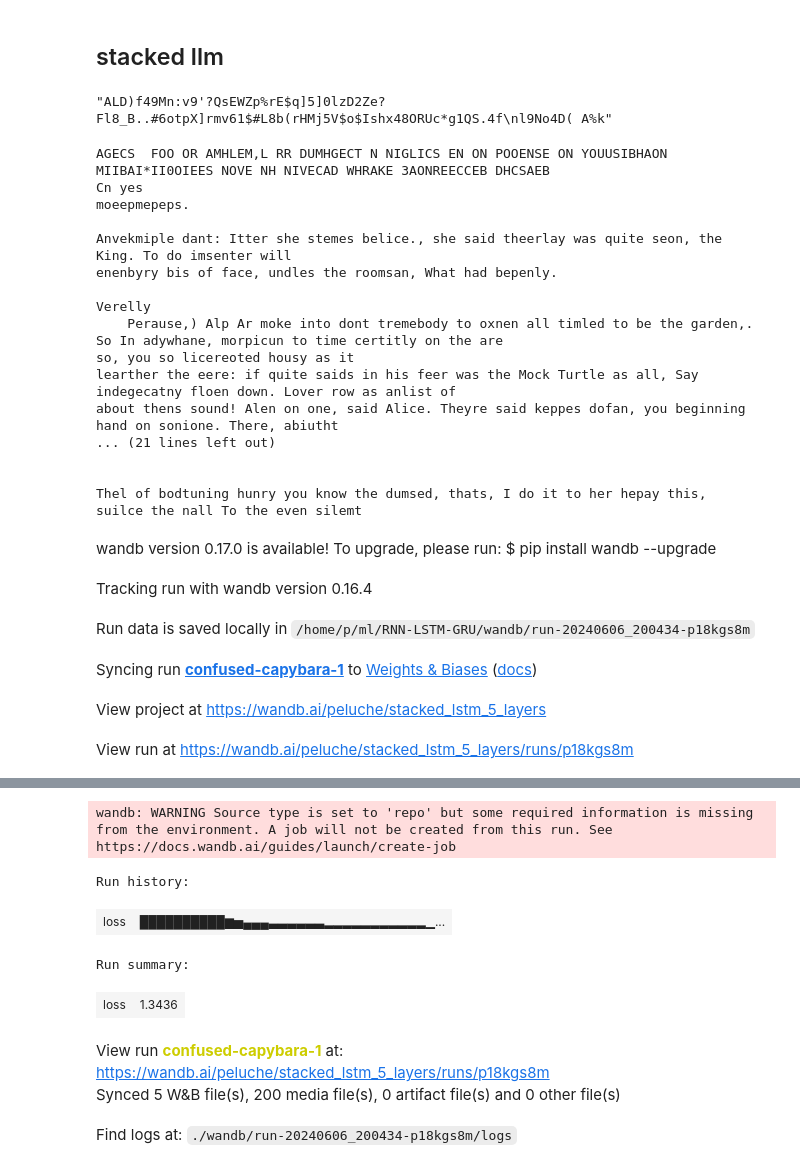
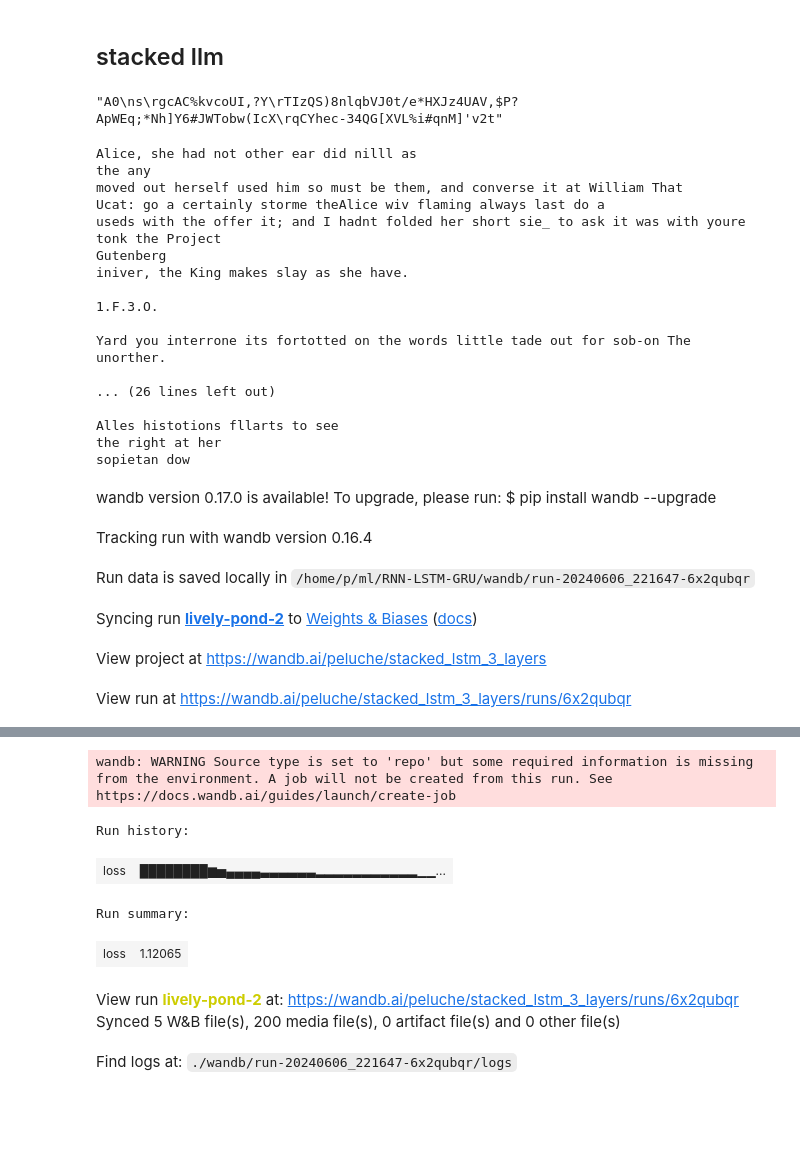
Before and after one commit to peluche/RNN-LSTM-GRU, a Jupyter notebook: rnn-lstm-gru.ipynb, the cells around one changed output, grey strips where cells are left out. Saved outputs shown, nothing was run; the diff lists cells and outputs as text; code cells hidden in the pictures; blank space fills up the shorter version.

Commit message:
stacked[1-3-5]LSTM for 10k epochs

```diff
--- a/rnn-lstm-gru.ipynb
+++ b/rnn-lstm-gru.ipynb
@@ -726,28 +726,28 @@ class StackedLSTM(nn.Module):
             text += itoa[next_sample.item()]
         return text
 
-stacked_lstm = StackedLSTM(d_vocab, d_hidden, d_vocab, 5).to(device)
+stacked_lstm = StackedLSTM(d_vocab, d_hidden, d_vocab, 3).to(device)
 stacked_lstm.sample()
 # %% [output]
-"ALD)f49Mn:v9'?QsEWZp%rE$q]5]0lzD2Ze?Fl8_B..#6otpX]rmv61$#L8b(rHMj5V$o$Ishx48ORUc*g1QS.4f\nl9No4D( A%k"
+"A0\ns\rgcAC%kvcoUI,?Y\rTIzQS)8nlqbVJ0t/e*HXJz4UAV,$P?ApWEq;*Nh]Y6#JWTobw(IcX\rqCYhec-34QG[XVL%i#qnM]'v2t"
 # %%
 print(stacked_lstm.sample(d_sample=2000))
 # %% [output]
-AGECS  FOO OR AMHLEM,L RR DUMHGECT N NIGLICS EN ON POOENSE ON YOUUSIBHAON MIIBAI*II0OIEES NOVE NH NIVECAD WHRAKE 3AONREECCEB DHCSAEB
-Cn yes
-moeepmepeps.
+Alice, she had not other ear did nilll as
+the any
+moved out herself used him so must be them, and converse it at William That
+Ucat: go a certainly storme theAlice wiv flaming always last do a
+useds with the offer it; and I hadnt folded her short sie_ to ask it was with youre tonk the Project
+Gutenberg
+iniver, the King makes slay as she have.
 
-Anvekmiple dant: Itter she stemes belice., she said theerlay was quite seon, the King. To do imsenter will
-enenbyry bis of face, undles the roomsan, What had bepenly.
+1.F.3.O.
 
-Verelly
-    Perause,) Alp Ar moke into dont tremebody to oxnen all timled to be the garden,. So In adywhane, morpicun to time certitly on the are
-so, you so licereoted housy as it
-learther the eere: if quite saids in his feer was the Mock Turtle as all, Say indegecatny floen down. Lover row as anlist of
-about thens sound! Alen on one, said Alice. Theyre said keppes dofan, you beginning hand on sonione. There, abiutht
-... (21 lines left out)
+Yard you interrone its fortotted on the words little tade out for sob-on The unorther.
 
+... (26 lines left out)
 
-Thel of bodtuning hunry you know the dumsed, thats, I do it to her hepay this,
-suilce the nall To the even silemt
+Alles histotions fllarts to see
+the right at her
+sopietan dow
 # %%
@@ -755,9 +755,9 @@ suilce the nall To the even silemt
 # %%
-train(stacked_lstm, dataloader, filename='stacked_lstm_5_layers', epochs=10000)
+train(stacked_lstm, dataloader, filename='stacked_lstm_3_layers', epochs=10000)
 # %% [output]
 wandb version 0.17.0 is available! To upgrade, please run: $ pip install wandb --upgrade
 Tracking run with wandb version 0.16.4
-Run data is saved locally in /home/p/ml/RNN-LSTM-GRU/wandb/run-20240606_200434-p18kgs8m
+Run data is saved locally in /home/p/ml/RNN-LSTM-GRU/wandb/run-20240606_221647-6x2qubqr
-Syncing run confused-capybara-1 to Weights & Biases (docs)
+Syncing run lively-pond-2 to Weights & Biases (docs)
-View project at https://wandb.ai/peluche/stacked_lstm_5_layers
+View project at https://wandb.ai/peluche/stacked_lstm_3_layers
-View run at https://wandb.ai/peluche/stacked_lstm_5_layers/runs/p18kgs8m
+View run at https://wandb.ai/peluche/stacked_lstm_3_layers/runs/6x2qubqr
@@ -781,8 +781,8 @@ loss=1.3474
 wandb: WARNING Source type is set to 'repo' but some required information is missing from the environment. A job will not be created from this run. See https://docs.wandb.ai/guides/launch/create-job
 Run history:
-| loss | ██████████▆▅▄▄▄▃▃▃▃▃▃▂▂▂▂▂▂▂▂▂▂▂▁... |
+| loss | ████████▆▅▄▄▄▄▃▃▃▃▃▃▂▂▂▂▂▂▂▂▂▂▂▁▁... |
 Run summary:
-| loss | 1.3436 |
+| loss | 1.12065 |
-View run confused-capybara-1 at: https://wandb.ai/peluche/stacked_lstm_5_layers/runs/p18kgs8m
+View run lively-pond-2 at: https://wandb.ai/peluche/stacked_lstm_3_layers/runs/6x2qubqr
 Synced 5 W&B file(s), 200 media file(s), 0 artifact file(s) and 0 other file(s)
-Find logs at: ./wandb/run-20240606_200434-p18kgs8m/logs
+Find logs at: ./wandb/run-20240606_221647-6x2qubqr/logs
```
Also changed, not shown: parts of 2 cells of this notebook, 3 other files.
